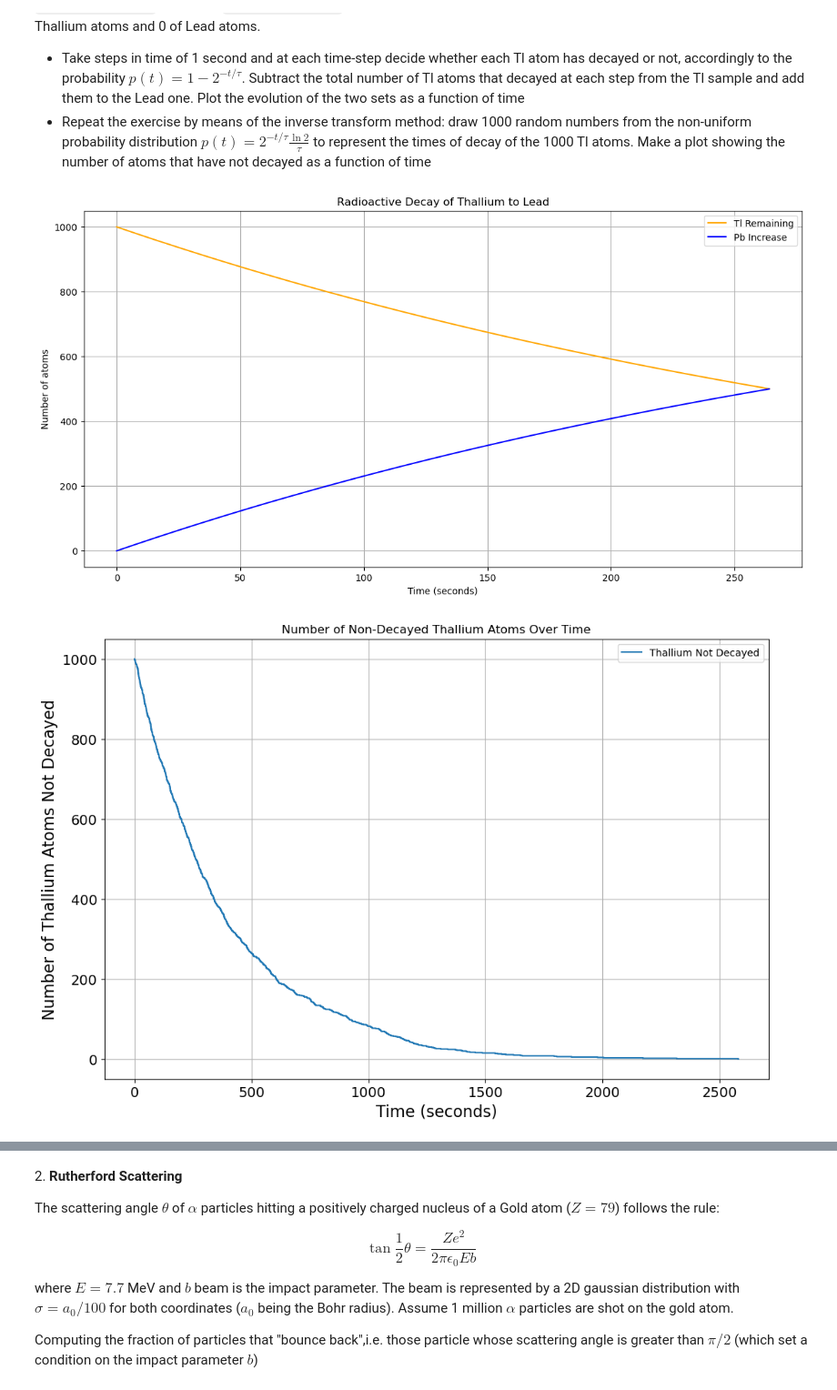
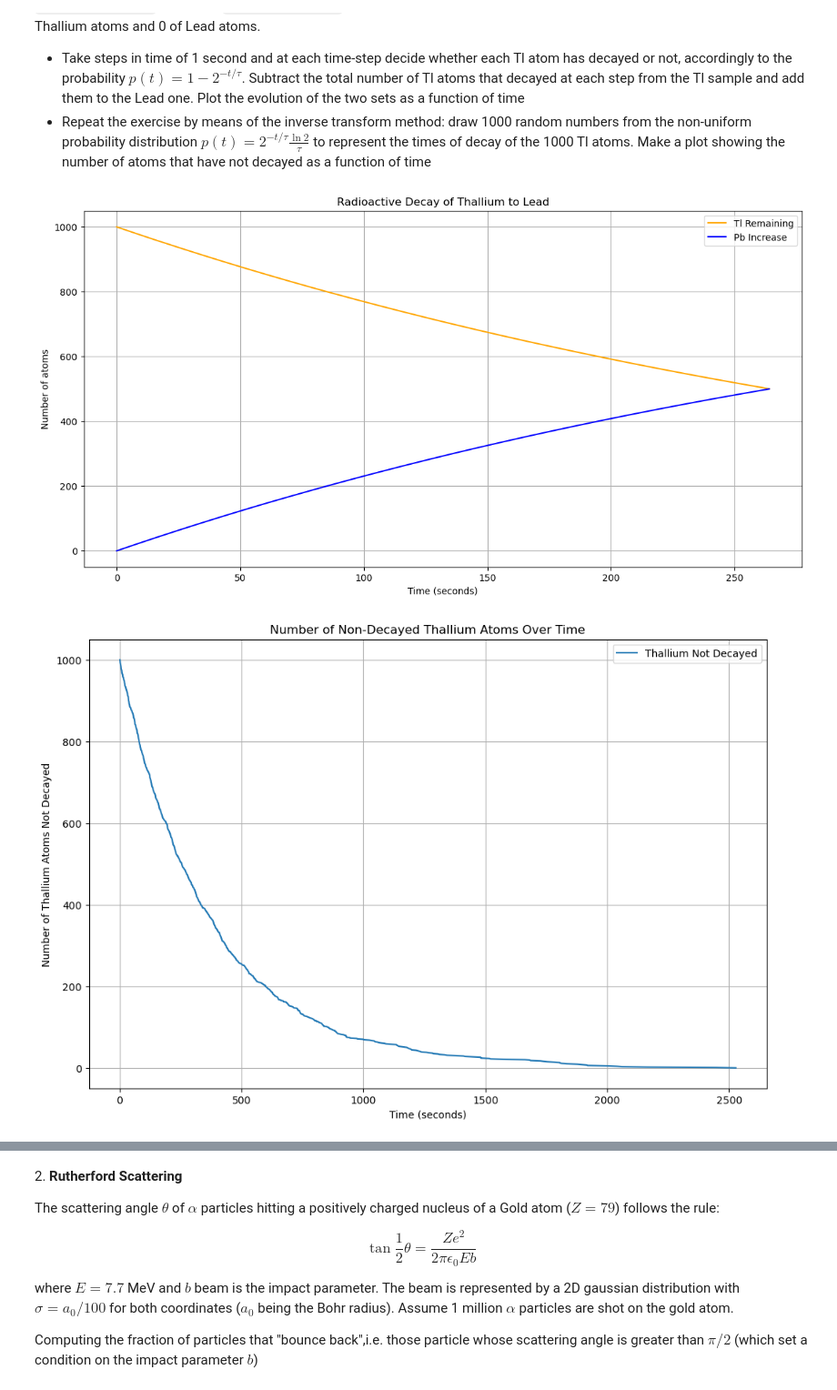
Before and after one commit to PhysicsOfData/LaboratoryOfComputationalPhysics_Y6, a Jupyter notebook: 10ex_MonteCarlo.ipynb, the cells around one changed output, grey strips where cells are left out. Shown: that part at 91% size. Saved outputs shown, nothing was run; the diff lists cells and outputs as text; code cells hidden in the pictures; some formulas as TeX source.

```diff
--- a/10ex_MonteCarlo.ipynb
+++ b/10ex_MonteCarlo.ipynb
@@ -9,13 +9,11 @@ ${\rm Tl}^{208}$ decays to ${\rm Pb}^{208}$ with a half-lieve of 3.052 minutes.
 * Take steps in time of 1 second and at each time-step decide whether each Tl atom has decayed or not, accordingly to the probability $p(t)=1-2^{-t/\tau}$. Subtract the total number of Tl atoms that decayed at each step from the Tl sample and add them to the Lead one. Plot the evolution of the two sets as a function of time
 * Repeat the exercise by means of the inverse transform method: draw 1000 random numbers from the non-uniform probability distribution $p(t)=2^{-t/\tau}\frac{\ln 2}{\tau}$ to represent the times of decay of the 1000 Tl atoms. Make a plot showing the number of atoms that have not decayed as a function of time
 # %%
-import numpy as np
-import matplotlib.pyplot as plt
-
+#1
 hl = 3.052 * 60
 tau = hl/np.log(2)
 Tl = 1000
-#1
+
 def p(t):
     return 1 - 2**(-t/tau)
 
@@ -26,38 +24,34 @@ time = np.arange(0, int(tau)+1, 1)
 for t in range(1, int(tau)+1):
     decayed = p(1) * Tl_remaining[-1]
     Tl_remaining.append(Tl_remaining[-1] - decayed)
     Pb_atoms.append(Pb_atoms[-1] + decayed)
 
 plt.figure(figsize=(14, 7))
 plt.plot(time, Tl_remaining, color="orange", label="Tl Remaining")
 plt.plot(time, Pb_atoms, color="blue", label="Pb Increase")
 plt.xlabel("Time (seconds)")
 plt.ylabel("Number of atoms")
 plt.title("Radioactive Decay of Thallium to Lead")
 plt.legend()
 plt.grid(True)
 plt.show()
 
 #2
 def inverse_func(z):
     return -tau * np.log2(1 - z)
 
-# Generate a sample of decay times
 random_sample = np.random.uniform(0, 1, 1000)
 t_decays_sampled = np.sort(inverse_func(random_sample))
-# Calculate the number of non-decayed Thallium atoms at each sampled decay time
 n_TL = Tl - np.arange(Tl)
 
-# Plot the number of Thallium atoms that have not decayed over time
 plt.figure(figsize=(12, 8))
-plt.step(t_decays_sampled, n_TL, where='post', label='Thallium Not Decayed')
-plt.xlabel('Time (seconds)', fontsize=16)
-plt.ylabel('Number of Thallium Atoms Not Decayed', fontsize=16)
-plt.tick_params(axis='both', labelsize=14)
+plt.plot(t_decays_sampled, n_TL, label='Thallium Not Decayed')
+plt.xlabel('Time (seconds)')
+plt.ylabel('Number of Thallium Atoms Not Decayed')
 plt.title('Number of Non-Decayed Thallium Atoms Over Time')
 plt.grid(True)
 plt.legend()
 plt.show()
 # %% [output]
 [figure]
-[figure, old version]
+[figure, new version]
```
Also changed, not shown: parts of 4 cells of this notebook, 1 other file.
